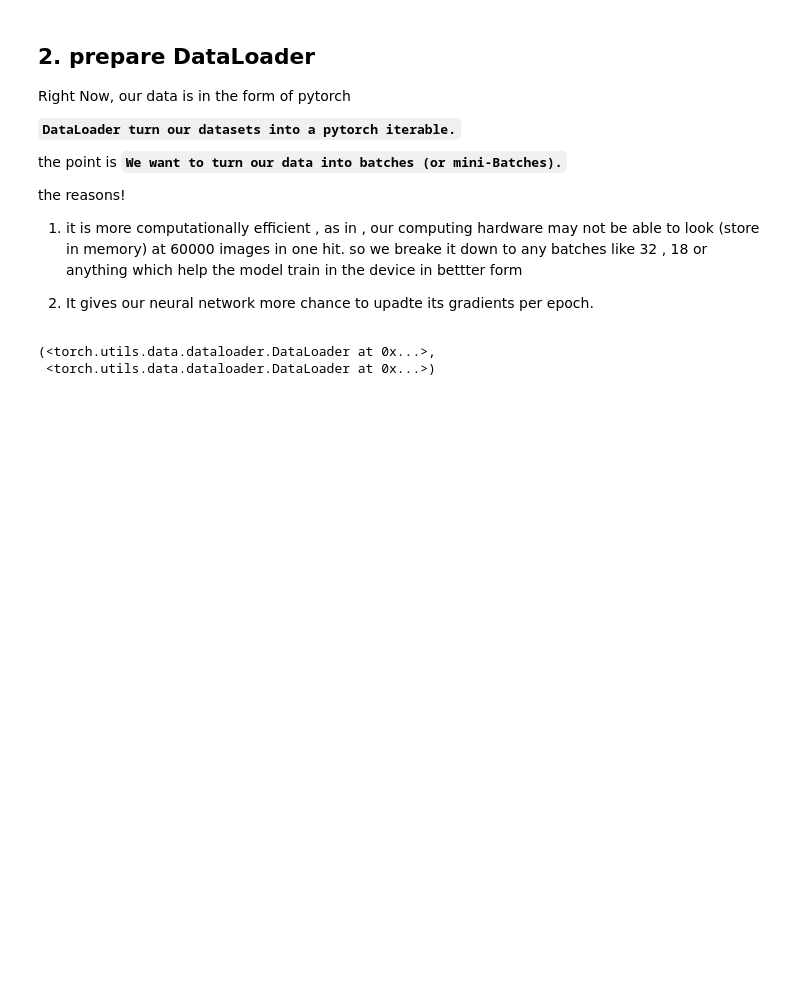
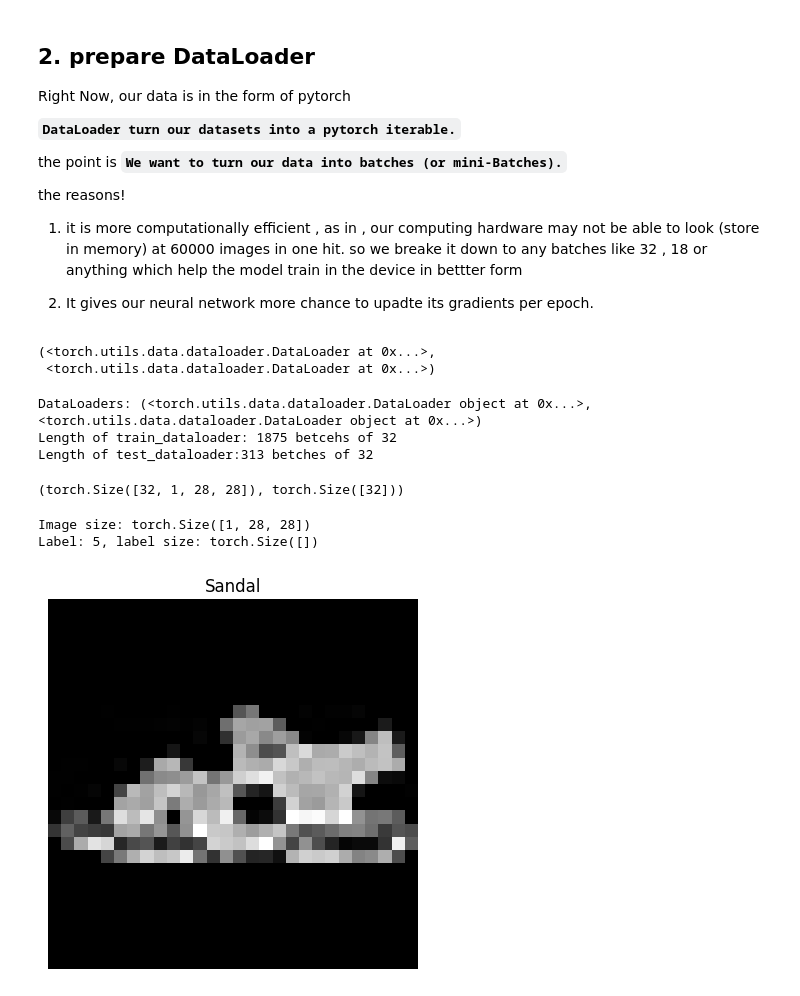
Before and after one commit to Vivekyadav199/Pytorch, a Jupyter notebook: Pytorch05.ipynb, the cells around one changed output. Cells and saved outputs as stored; diff of their text form; code cells hidden in the pictures; blank space fills up the shorter version.

Commit message:
Batch size

```diff
--- a/Pytorch05.ipynb
+++ b/Pytorch05.ipynb
@@ -185,3 +185,32 @@ train_dataloader, test_dataloader
 # %% [output]
 (<torch.utils.data.dataloader.DataLoader at 0x...>,
  <torch.utils.data.dataloader.DataLoader at 0x...>)
+# %%
+# lets's check out whats we've created
+print(f"DataLoaders: {train_dataloader, test_dataloader}")
+print(f"Length of train_dataloader: {len(train_dataloader)} betcehs of {Batch_size}")
+print(f"Length of test_dataloader:{len(test_dataloader)} betches of {Batch_size}")
+# %% [output]
+DataLoaders: (<torch.utils.data.dataloader.DataLoader object at 0x...>, <torch.utils.data.dataloader.DataLoader object at 0x...>)
+Length of train_dataloader: 1875 betcehs of 32
+Length of test_dataloader:313 betches of 32
+# %%
+# Checks out whats inside our training dataloader
+train_features , train_labels = next(iter(train_dataloader))
+train_features.shape, train_labels.shape
+# %% [output]
+(torch.Size([32, 1, 28, 28]), torch.Size([32]))
+# %%
+# Show a sample
+# torch.manual_seed(42)
+random_idx = torch.randint(0, len(train_features), size=[1]).item()
+img, label = train_features[random_idx], train_labels[random_idx]
+plt.imshow(img.squeeze(), cmap="gray")
+plt.title(class_names[label])
+plt.axis(False)
+print(f"Image size: {img.shape}")
+print(f"Label: {label}, label size: {label.shape}")
+# %% [output]
+Image size: torch.Size([1, 28, 28])
+Label: 5, label size: torch.Size([])
+[figure, added]
```
